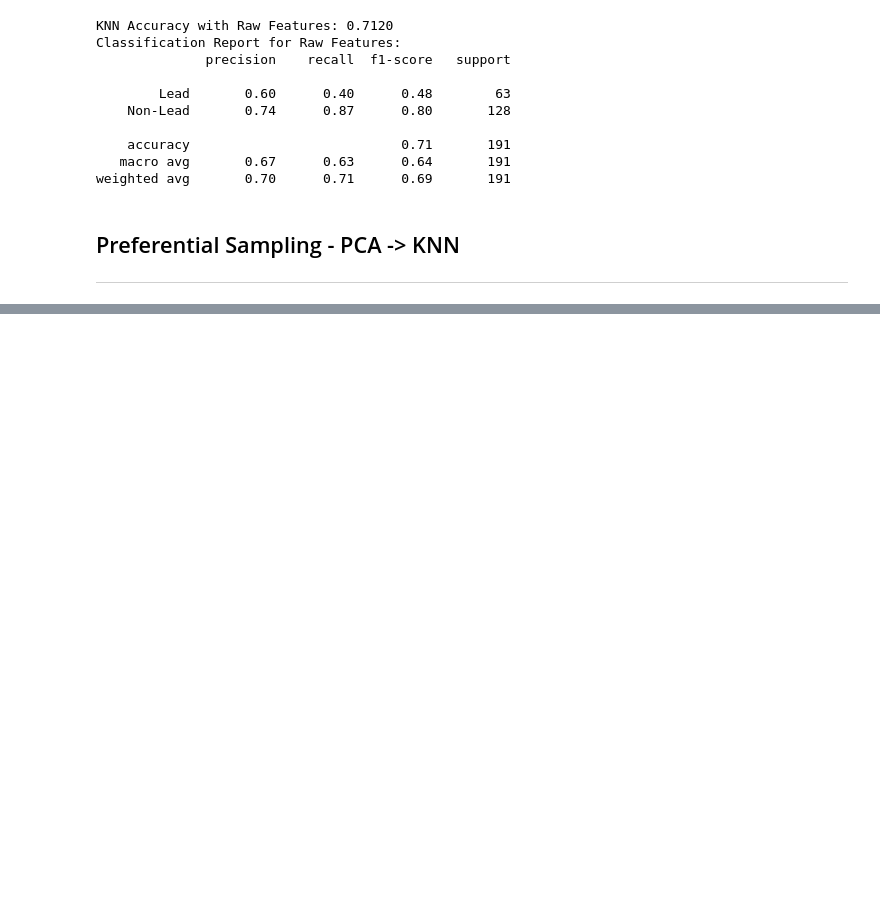
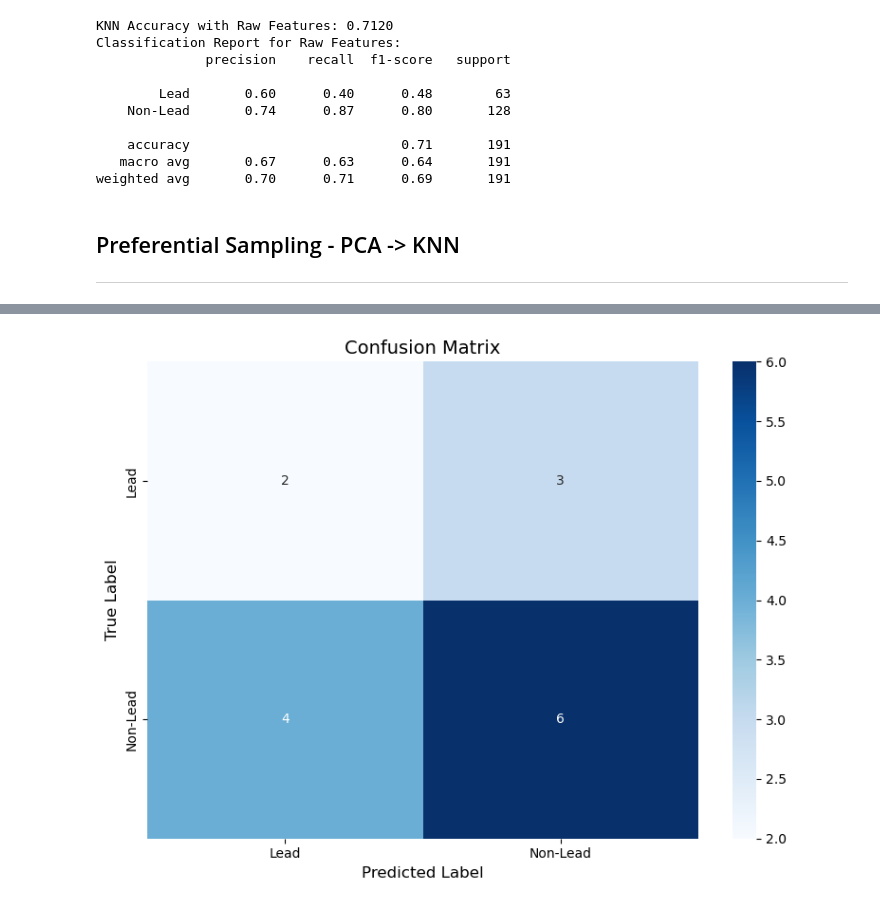
Before and after one commit to AvalonAce/ML-Lead-Service-Line-Prediction, a Jupyter notebook: models/knn_class.ipynb, the cells around one changed output, grey strips where cells are left out. Cells and saved outputs as stored; diff of their text form; code cells hidden in the pictures; blank space fills up the shorter version.

```diff
--- a/models/knn_class.ipynb
+++ b/models/knn_class.ipynb
@@ -663,12 +512,92 @@ from sklearn.neighbors import KNeighborsClassifier
 from sklearn.metrics import classification_report
 from sklearn.model_selection import train_test_split
 
+
+# Drop First Column
+df_numeric_data2 = df_numeric_data.iloc[:, 1:]
+
+# List Features
+features = df_numeric_data2.columns.tolist()
+# print(features)
+
+# Drop rows with NaN values
+df_numeric_data2 = df_numeric_data2.dropna()
+
+# List Number of rows and columns after dropping NaN values
+print(f"Number of rows and columns after dropping NaN values: {df_numeric_data2.shape}")
+
+
+
+# # ===== CORRELATION ANALYSIS BEFORE DROPPING COLUMNS =====
+# print("="*60)
+# print("CORRELATION ANALYSIS WITH TARGET (SL Category Cleaned)")
+# print("="*60)
+
+# # Create a copy for correlation analysis
+# df_corr = df_numeric_data2.copy()
+
+# # Encode categorical columns for correlation analysis
+# le_dict = {}
+# categorical_cols = df_corr.select_dtypes(include=['object']).columns.tolist()
+
+# for col in categorical_cols:
+#     if col in df_corr.columns:
+#         le = LabelEncoder()
+#         df_corr[col] = le.fit_transform(df_corr[col].astype(str))
+#         le_dict[col] = le
+
+# # Calculate correlation with target
+# if 'SL Category Cleaned' in df_corr.columns:
+#     target_corr = df_corr.corr()['SL Category Cleaned'].sort_values(ascending=False)
+
+#     # Remove the target itself and get top correlated features
+#     target_corr = target_corr.drop('SL Category Cleaned')
+
+#     print(f"\nTop 15 Most Correlated Features:")
+#     print(target_corr.head(15))
+
+#     print(f"\nTop 15 Most Negatively Correlated Features:")
+#     print(target_corr.tail(15))
+
+#     # Plot top 20 most correlated features (positive and negative)
+#     top_features = pd.concat([target_corr.head(10), target_corr.tail(10)]).sort_values()
+
+#     plt.figure(figsize=(10, 8))
+#     plt.barh(range(len(top_features)), top_features.values)
+#     plt.yticks(range(len(top_features)), top_features.index, fontsize=9)
+#     plt.xlabel('Correlation Coefficient', fontsize=12)
+#     plt.title('Top 20 Features Most Correlated with SL Category Cleaned', fontsize=14, fontweight='bold')
+#     plt.axvline(x=0, color='black', linestyle='-', linewidth=0.8)
+#     plt.grid(axis='x', alpha=0.3)
+#     plt.tight_layout()
+#     plt.savefig('correlation_analysis.png', dpi=300, bbox_inches='tight')
+#     print("\n✓ Correlation plot saved as 'correlation_analysis.png'")
+#     plt.show()
+
+#     # Create a more detailed heatmap for top 10 features
+#     top_10_features = target_corr.abs().nlargest(10).index.tolist()
+#     top_10_features.append('SL Category Cleaned')
+
+#     plt.figure(figsize=(12, 10))
+#     correlation_matrix = df_corr[top_10_features].corr()
+#     sns.heatmap(correlation_matrix, annot=True, fmt='.3f', cmap='coolwarm',
+#                 center=0, square=True, linewidths=1, cbar_kws={"shrink": 0.8})
+#     plt.title('Correlation Heatmap: Top 10 Features vs Target', fontsize=14, fontweight='bold')
+#     plt.tight_layout()
+#     plt.savefig('correlation_heatmap.png', dpi=300, bbox_inches='tight')
+#     print("✓ Correlation heatmap saved as 'correlation_heatmap.png'")
+#     plt.show()
+
+
+
+
+
 X_Train, X_Test, y_Train, y_Test = train_test_split(
-    df_numeric_data.drop(columns='SL Category Cleaned'),
-    df_numeric_data['SL Category Cleaned'],
+    df_numeric_data2.drop(columns='SL Category Cleaned'),
+    df_numeric_data2['SL Category Cleaned'],
     test_size=0.2,
     random_state=42,
-    stratify=df_numeric_data['SL Category Cleaned']
+    stratify=df_numeric_data2['SL Category Cleaned']
 )
 KNN_Classifier = KNeighborsClassifier(n_neighbors=5)
 KNN_Classifier.fit(X_Train, y_Train)
@@ -678,4 +607,14 @@ print(f"KNN Classifier Accuracy: {accuracy:.4f}")
 y_Pred = KNN_Classifier.predict(X_Test)
 print("Classification Report:")
 print(classification_report(y_Test, y_Pred))
+
+# Plot confusion matrix
+plt.figure(figsize=(8, 6))
+conf_matrix = confusion_matrix(y_Test, y_Pred)
+sns.heatmap(conf_matrix, annot=True, fmt='d', cmap='Blues',
+            xticklabels=KNN_Classifier.classes_, yticklabels=KNN_Classifier.classes_)
+plt.title('Confusion Matrix', fontsize=14)
+plt.ylabel('True Label', fontsize=12)
+plt.xlabel('Predicted Label', fontsize=12)
+plt.tight_layout()
 # %% [output]
@@ -691,0 +632 @@ weighted avg       0.98      0.99      0.98      3898
+[figure, added]
```
Also changed, not shown: parts of 4 cells of this notebook.
